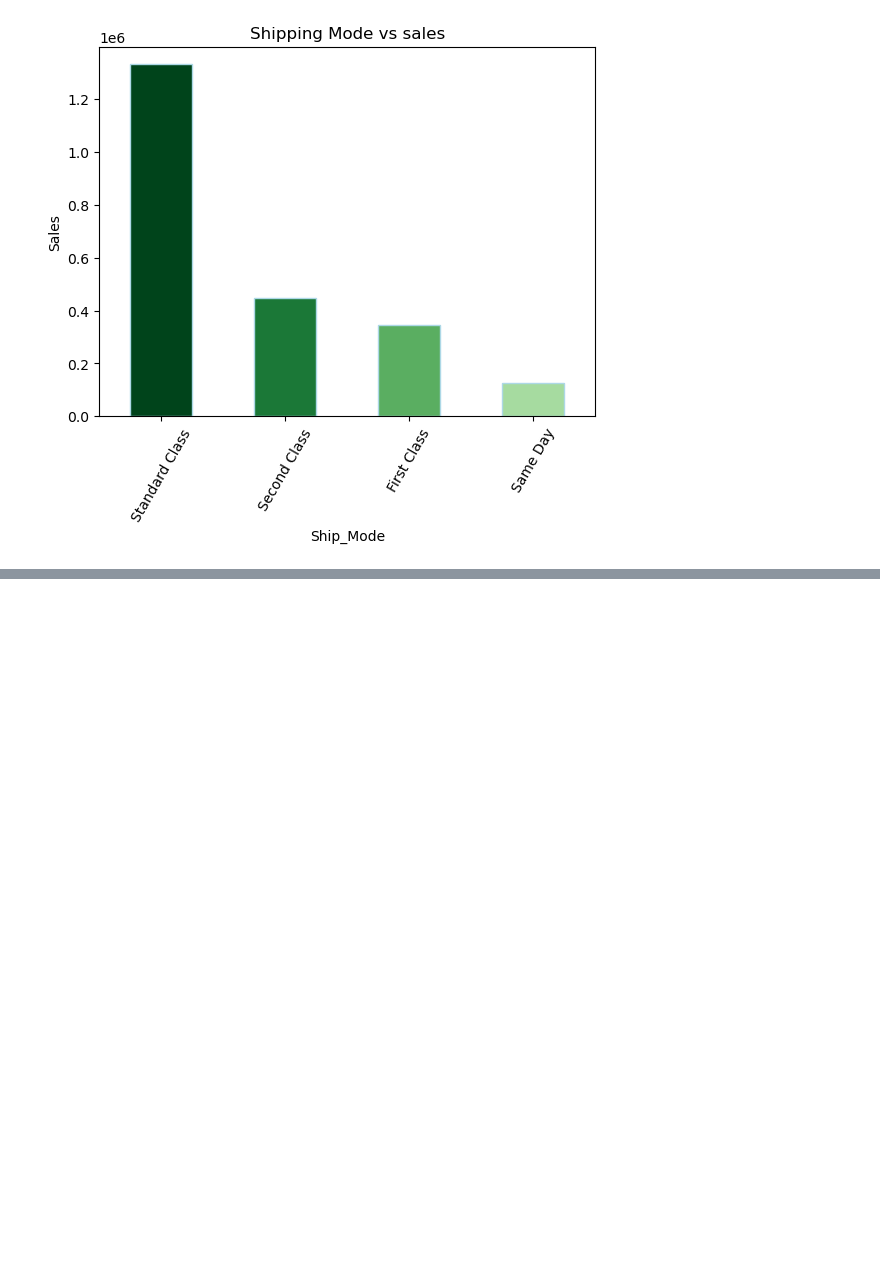
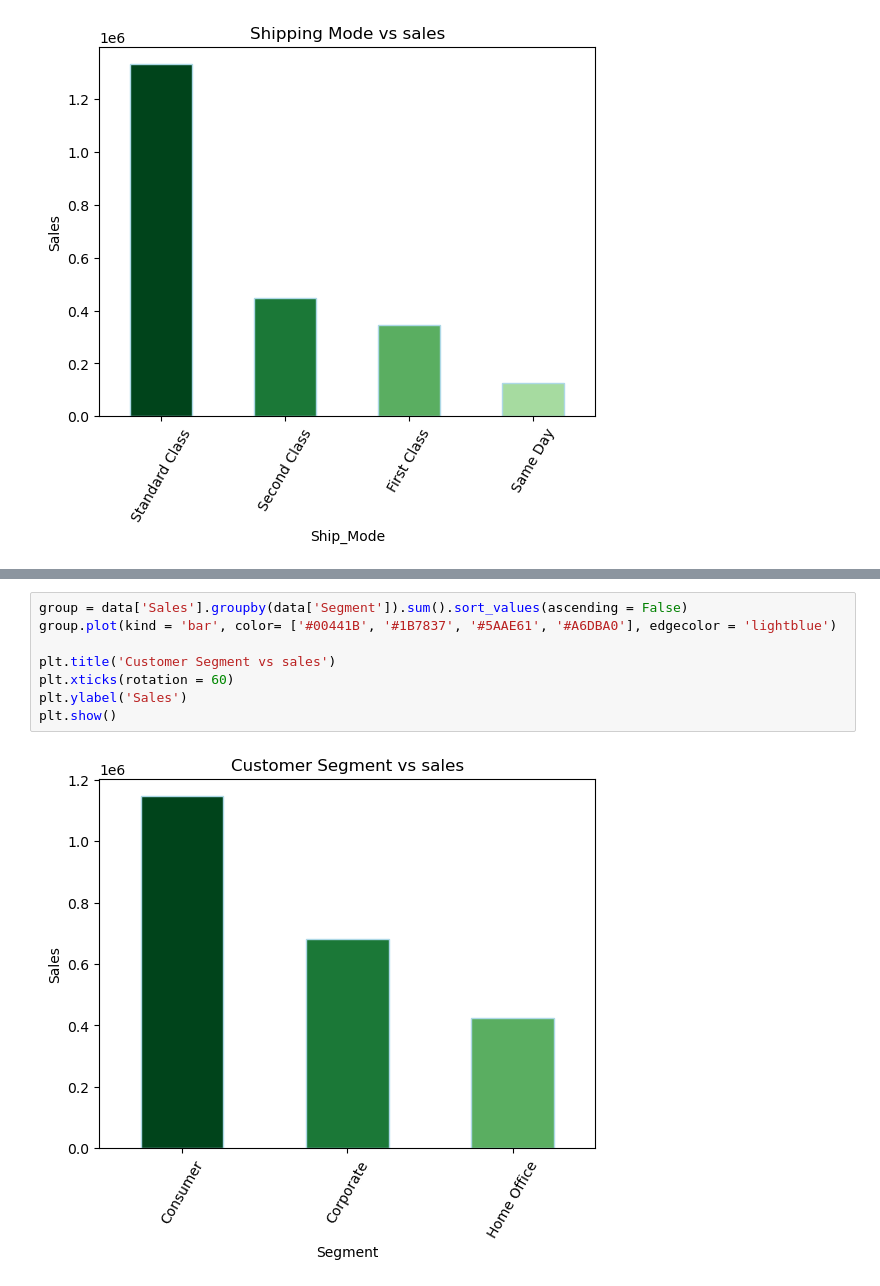
Before and after one commit to Kartika-Nidhi/DS_projects, a Jupyter notebook: SuperstoreSalesAnalysis.ipynb, the cells around one changed output, grey strips where cells are left out. Saved outputs shown, nothing was run; the diff lists cells and outputs as text; blank space fills up the shorter version.

Commit message:
Customer Segment vs Sales

```diff
--- a/SuperstoreSalesAnalysis.ipynb
+++ b/SuperstoreSalesAnalysis.ipynb
@@ -400,0 +411,10 @@ plt.show()
+# %%
+group = data['Sales'].groupby(data['Segment']).sum().sort_values(ascending = False)
+group.plot(kind = 'bar', color= ['#00441B', '#1B7837', '#5AAE61', '#A6DBA0'], edgecolor = 'lightblue')
+
+plt.title('Customer Segment vs sales')
+plt.xticks(rotation = 60)
+plt.ylabel('Sales')
+plt.show()
+# %% [output]
+[figure, added]
```
Also changed, not shown: parts of 4 cells of this notebook.
